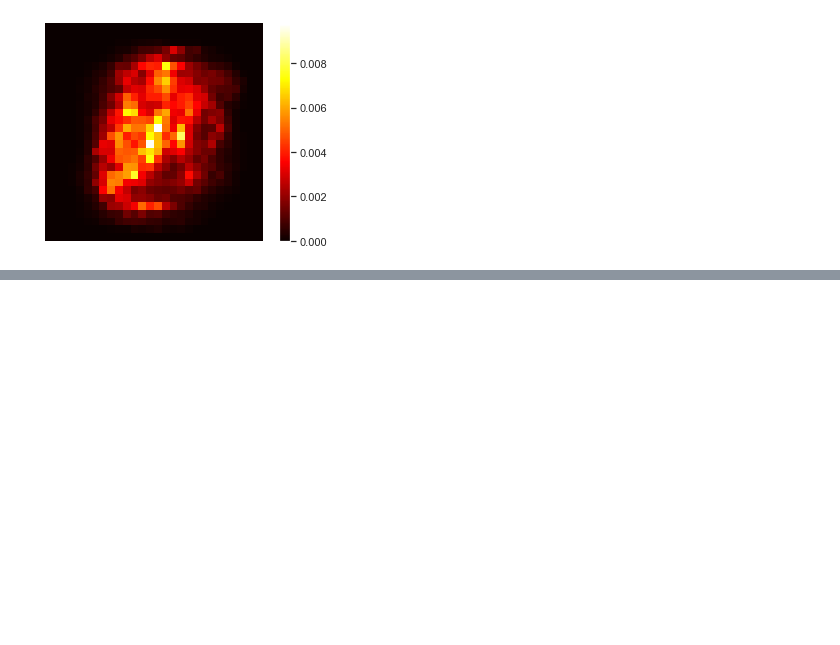
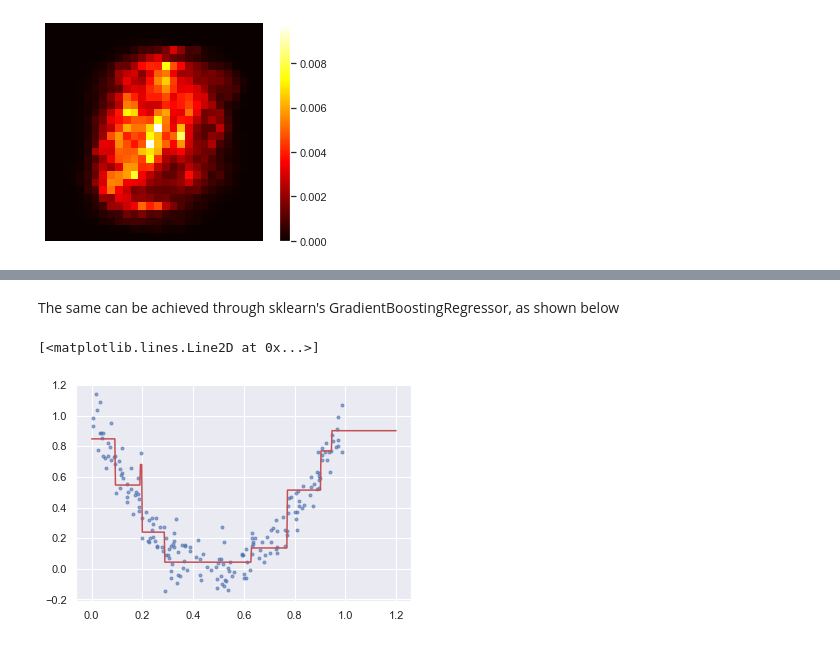
Before and after one commit to jvenepal/homl2, a Jupyter notebook: 7_ensemble_methods.ipynb, the cells around one changed output, grey strips where cells are left out. Saved outputs shown, nothing was run; the diff lists cells and outputs as text; code cells hidden in the pictures; blank space fills up the shorter version.

```diff
--- a/7_ensemble_methods.ipynb
+++ b/7_ensemble_methods.ipynb
@@ -161,0 +244,11 @@ plt.axis('off')
+# %% [markdown]
+The same can be achieved through sklearn's GradientBoostingRegressor, as shown below
+# %%
+from sklearn.ensemble import GradientBoostingRegressor
+gbrt = GradientBoostingRegressor(n_estimators=3, max_depth=2, learning_rate=1.0)
+gbrt.fit(X, y)
+plt.plot(X, y, 'b.', alpha=0.6)
+plt.plot(X_new, gbrt.predict(X_new), 'r-')
+# %% [output]
+[<matplotlib.lines.Line2D at 0x...>]
+[figure, added]
```
Also changed, not shown: parts of 22 cells of this notebook.
